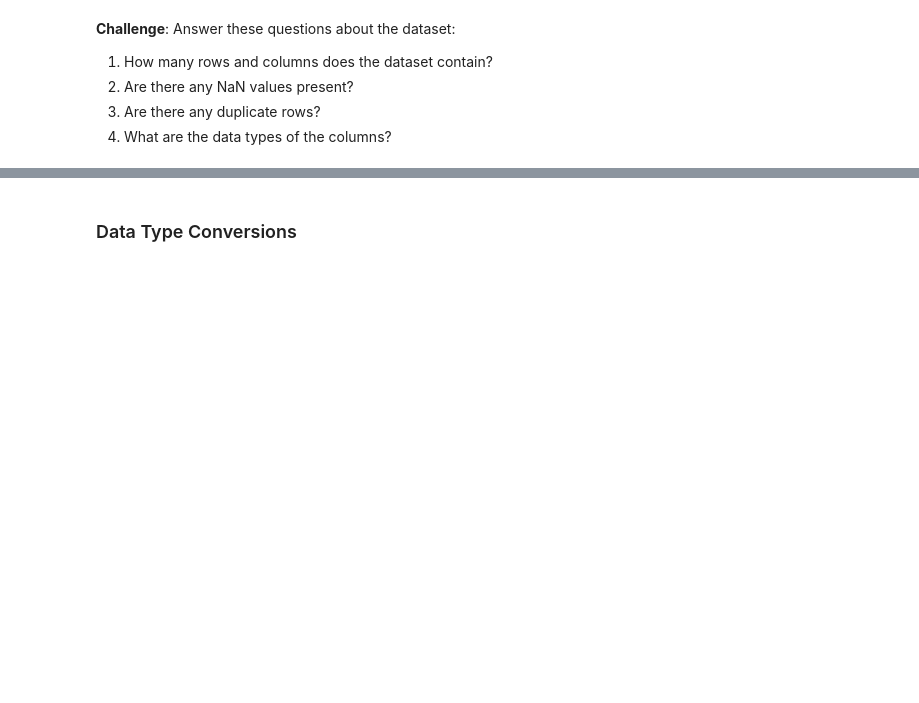
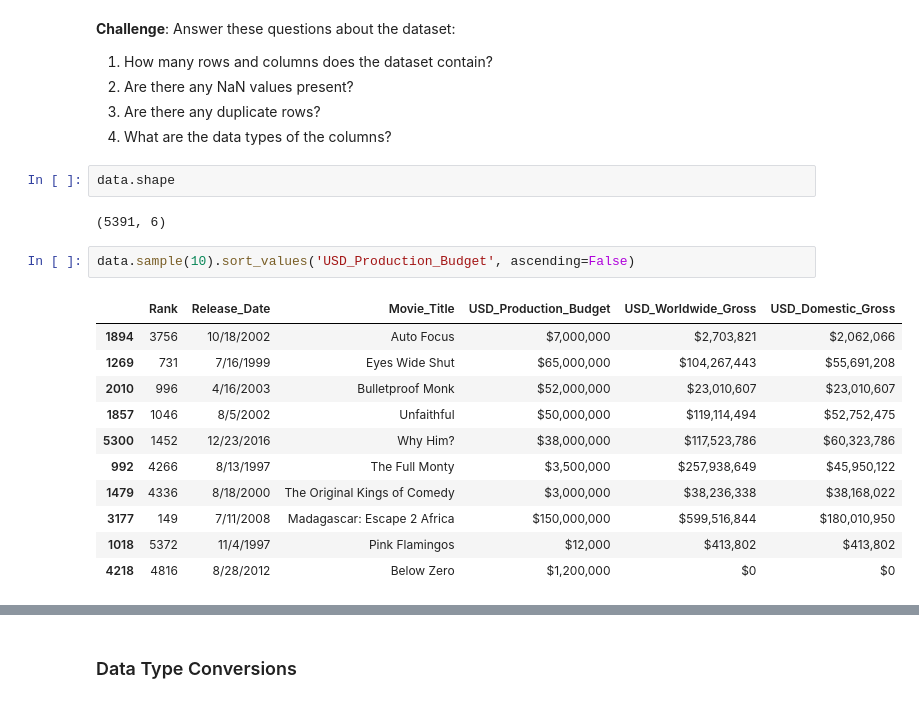
Before and after one commit to womaro/Story, a Jupyter notebook: Seaborn_and_Linear_Regression_(start).ipynb, the cells around one changed output, grey strips where cells are left out. Saved outputs shown, nothing was run; the diff lists cells and outputs as text; blank space fills up the shorter version.

```diff
--- a/Seaborn_and_Linear_Regression_(start).ipynb
+++ b/Seaborn_and_Linear_Regression_(start).ipynb
@@ -30,3 +30,21 @@ data = pd.read_csv('cost_revenue_dirty.csv')
 2. Are there any NaN values present?
 3. Are there any duplicate rows?
 4. What are the data types of the columns?
+# %%
+data.shape
+# %% [output]
+(5391, 6)
+# %%
+data.sample(10).sort_values('USD_Production_Budget', ascending=False)
+# %% [output]
+|  | Rank | Release_Date | Movie_Title | USD_Production_Budget | USD_Worldwide_Gross | USD_Domestic_Gross |
+| 1894 | 3756 | 10/18/2002 | Auto Focus | $7,000,000 | $2,703,821 | $2,062,066 |
+| 1269 | 731 | 7/16/1999 | Eyes Wide Shut | $65,000,000 | $104,267,443 | $55,691,208 |
+| 2010 | 996 | 4/16/2003 | Bulletproof Monk | $52,000,000 | $23,010,607 | $23,010,607 |
+| 1857 | 1046 | 8/5/2002 | Unfaithful | $50,000,000 | $119,114,494 | $52,752,475 |
+| 5300 | 1452 | 12/23/2016 | Why Him? | $38,000,000 | $117,523,786 | $60,323,786 |
+| 992 | 4266 | 8/13/1997 | The Full Monty | $3,500,000 | $257,938,649 | $45,950,122 |
+| 1479 | 4336 | 8/18/2000 | The Original Kings of Comedy | $3,000,000 | $38,236,338 | $38,168,022 |
+| 3177 | 149 | 7/11/2008 | Madagascar: Escape 2 Africa | $150,000,000 | $599,516,844 | $180,010,950 |
+| 1018 | 5372 | 11/4/1997 | Pink Flamingos | $12,000 | $413,802 | $413,802 |
+| 4218 | 4816 | 8/28/2012 | Below Zero | $1,200,000 | $0 | $0 |
```
Also changed, not shown: parts of 9 cells of this notebook.
